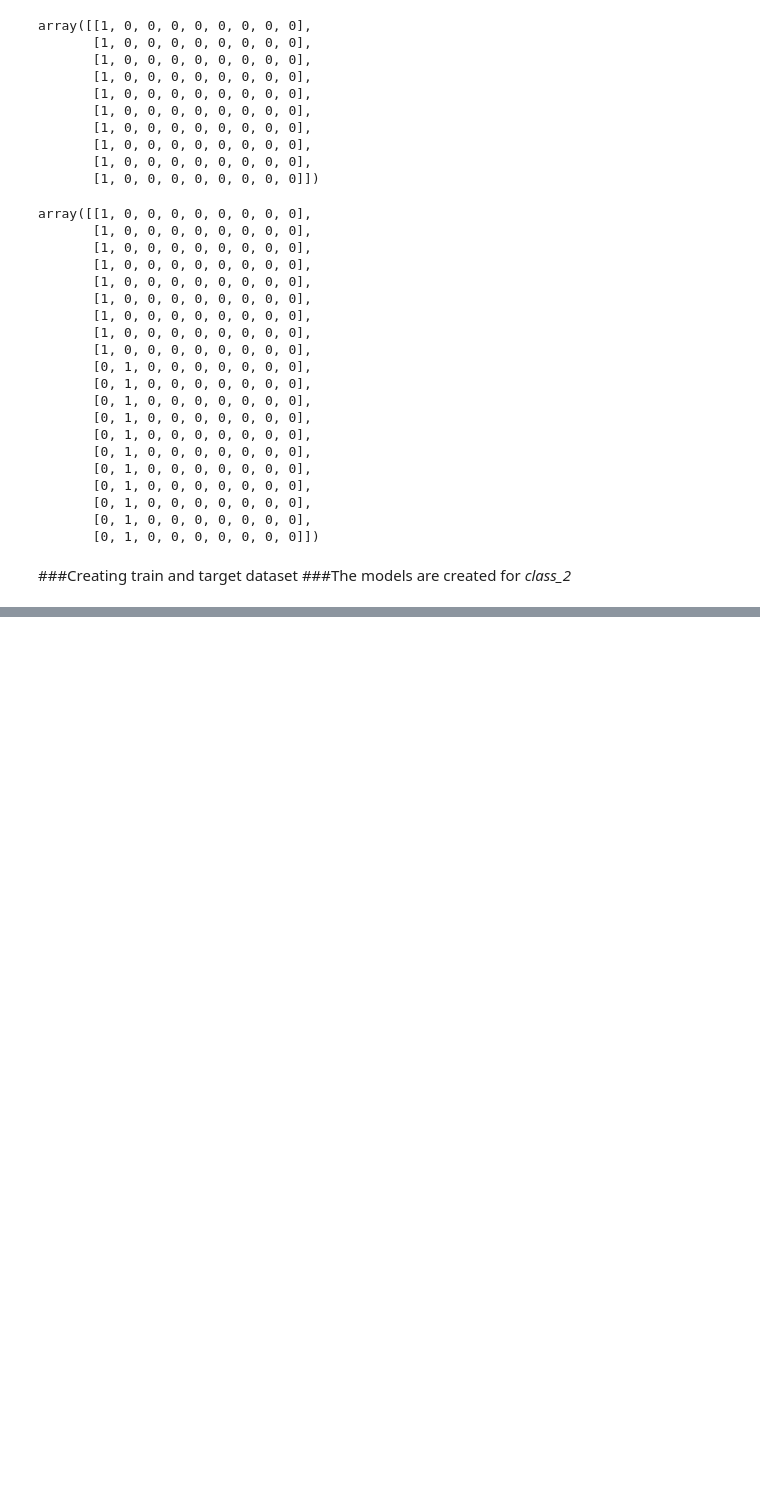
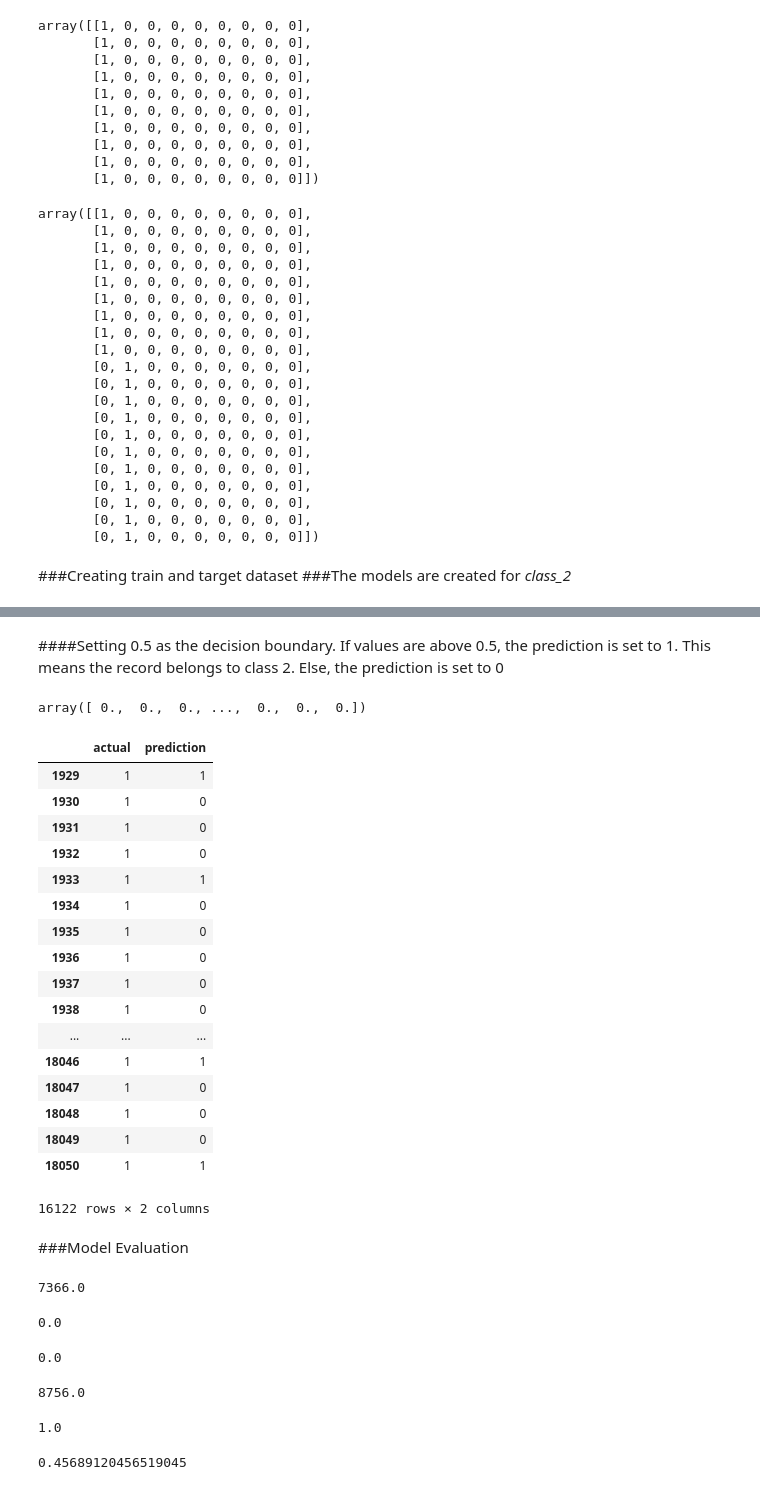
Before and after one commit to raghothams/bangpypers-intro-to-ml, a Jupyter notebook: Bangpypers-June-2015.ipynb, the cells around one changed output, grey strips where cells are left out. Saved outputs shown, nothing was run; the diff lists cells and outputs as text; code cells hidden in the pictures; blank space fills up the shorter version.

```diff
--- a/Bangpypers-June-2015.ipynb
+++ b/Bangpypers-June-2015.ipynb
@@ -160,0 +198,2 @@ train_pd = train_pd.drop("target", axis=1)
+# %% [markdown]
+####Setting 0.5 as the decision boundary. If values are above 0.5, the prediction is set to 1. This means the record belongs to class 2. Else, the prediction is set to 0
@@ -160,0 +204,4 @@ train_pd = train_pd.drop("target", axis=1)
+# %%
+ols_predict
+# %% [output]
+array([ 0.,  0.,  0., ...,  0.,  0.,  0.])
@@ -160,0 +212,57 @@ train_pd = train_pd.drop("target", axis=1)
+# %%
+ols_model_analysis[ols_model_analysis.actual == 1]
+# %% [output]
+|  | actual | prediction |
+| 1929 | 1 | 1 |
+| 1930 | 1 | 0 |
+| 1931 | 1 | 0 |
+| 1932 | 1 | 0 |
+| 1933 | 1 | 1 |
+| 1934 | 1 | 0 |
+| 1935 | 1 | 0 |
+| 1936 | 1 | 0 |
+| 1937 | 1 | 0 |
+| 1938 | 1 | 0 |
+| ... | ... | ... |
+| 18046 | 1 | 1 |
+| 18047 | 1 | 0 |
+| 18048 | 1 | 0 |
+| 18049 | 1 | 0 |
+| 18050 | 1 | 1 |
+16122 rows × 2 columns
+# %% [markdown]
+###Model Evaluation
+# %%
+true_positives = ols_model_analysis[(ols_model_analysis.actual == 1) & (ols_model_analysis.prediction == 1)]\
+                    .sum()[0]
+true_positives
+# %% [output]
+7366.0
+# %%
+true_negatives = ols_model_analysis[(ols_model_analysis.actual == 0) & (ols_model_analysis.prediction == 0)]\
+                    .sum()[0]
+true_negatives
+# %% [output]
+0.0
+# %%
+false_positives = ols_model_analysis[(ols_model_analysis.actual == 0) & (ols_model_analysis.prediction == 1)]\
+                    .sum()[0]
+false_positives
+# %% [output]
+0.0
+# %%
+false_negatives = ols_model_analysis[(ols_model_analysis.actual == 1) & (ols_model_analysis.prediction == 0)]\
+                    .sum()[0]
+false_negatives
+# %% [output]
+8756.0
+# %%
+precision = true_positives / (true_positives + false_positives)
+precision
+# %% [output]
+1.0
+# %%
+recall = true_positives / (true_positives + false_negatives)
+recall
+# %% [output]
+0.45689120456519045
```
Also changed, not shown: parts of 18 cells of this notebook.
